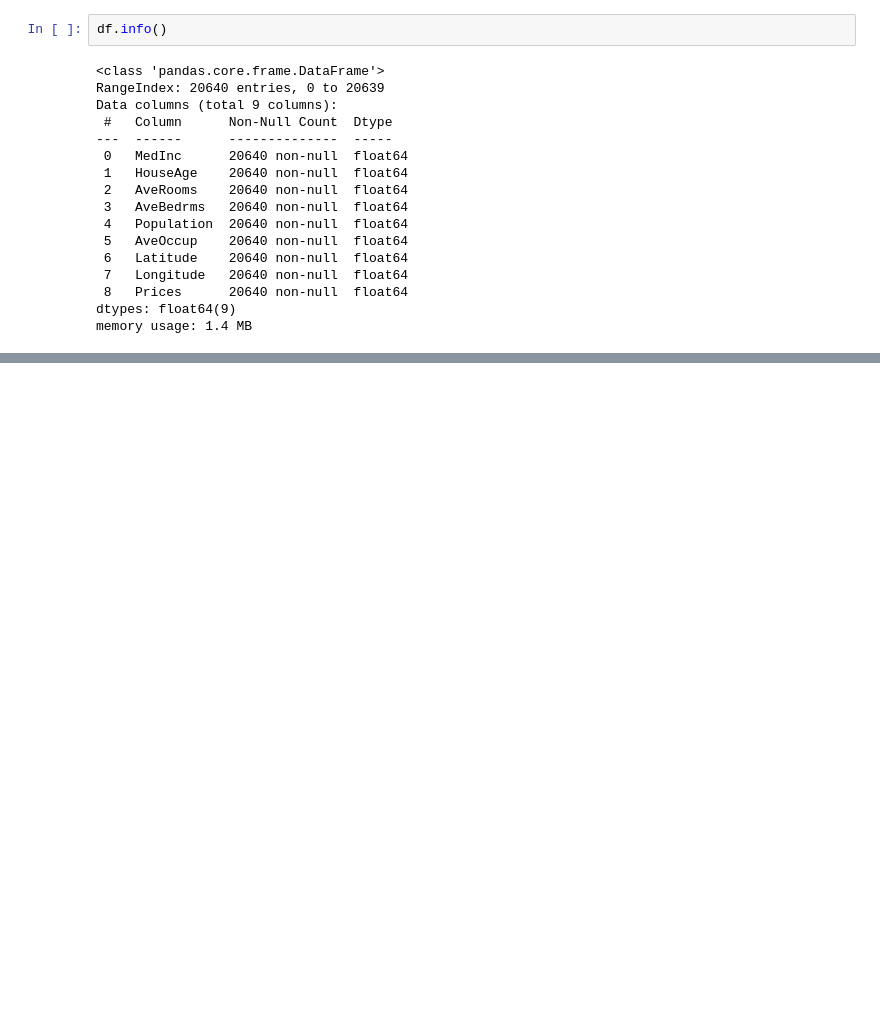
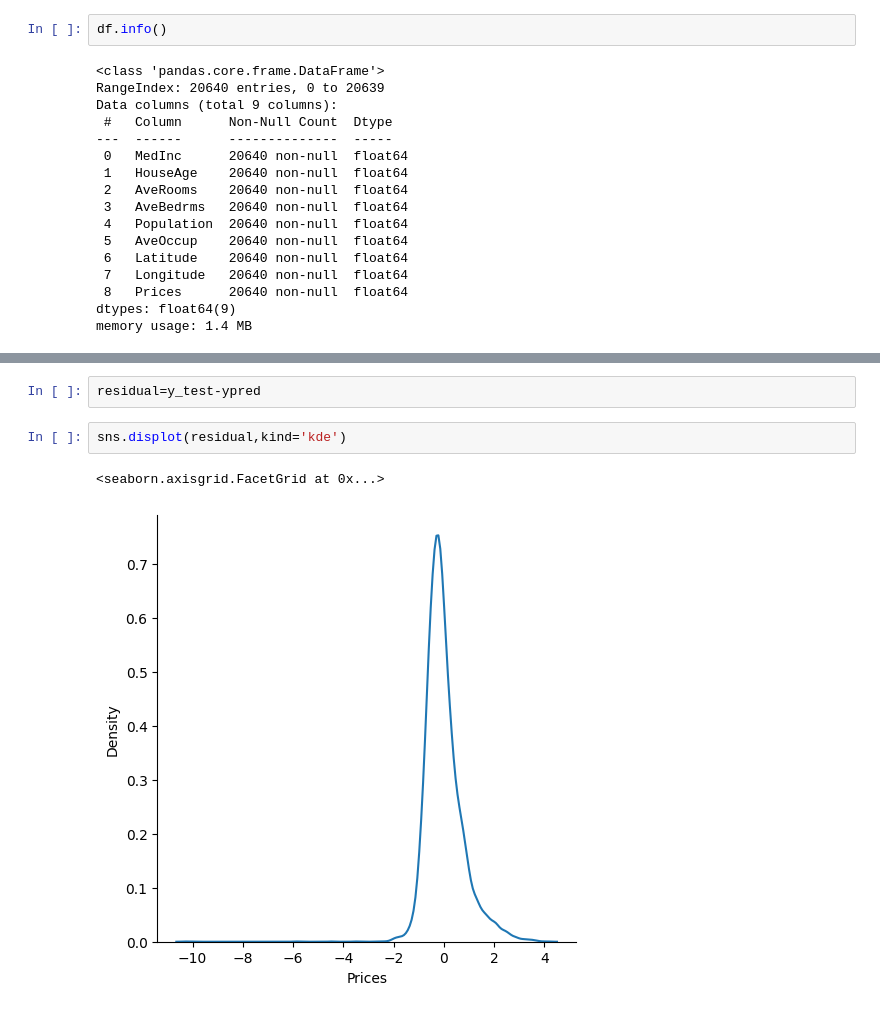
Before and after one commit to A4anas3/ML-Model, a Jupyter notebook: MultipleLinearRegression.ipynb, the cells around one changed output, grey strips where cells are left out. Cells and saved outputs as stored; diff of their text form; blank space fills up the shorter version.

```diff
--- a/MultipleLinearRegression.ipynb
+++ b/MultipleLinearRegression.ipynb
@@ -127,0 +220,7 @@ import seaborn as sns
+# %%
+residual=y_test-ypred
+# %%
+sns.displot(residual,kind='kde')
+# %% [output]
+<seaborn.axisgrid.FacetGrid at 0x...>
+[figure, added]
```
Also changed, not shown: parts of 21 cells of this notebook, 8 other files.
